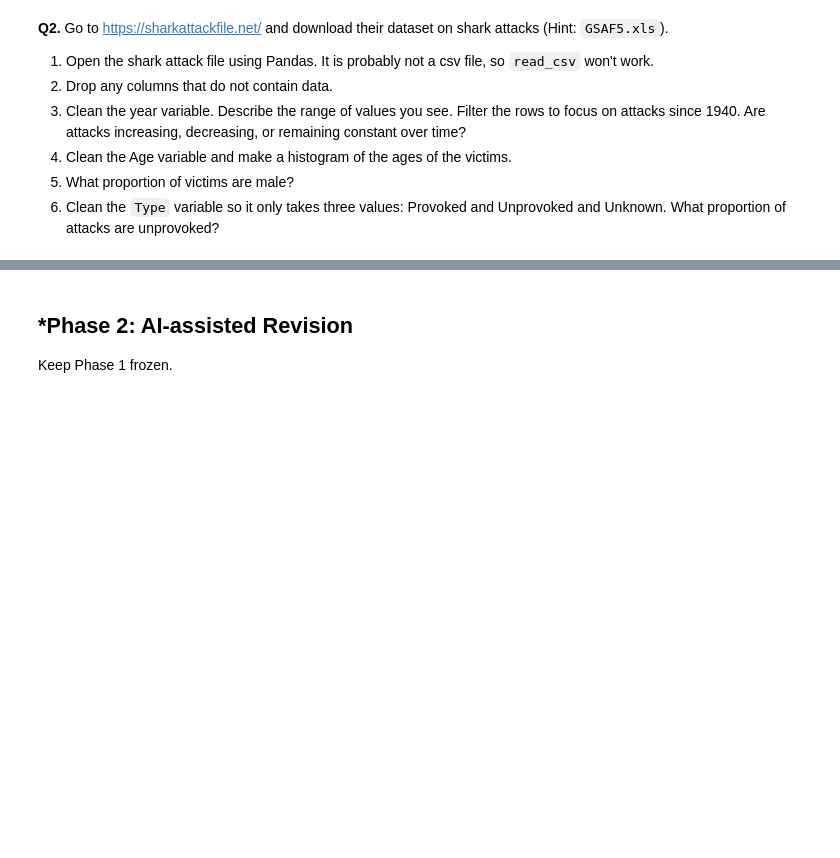
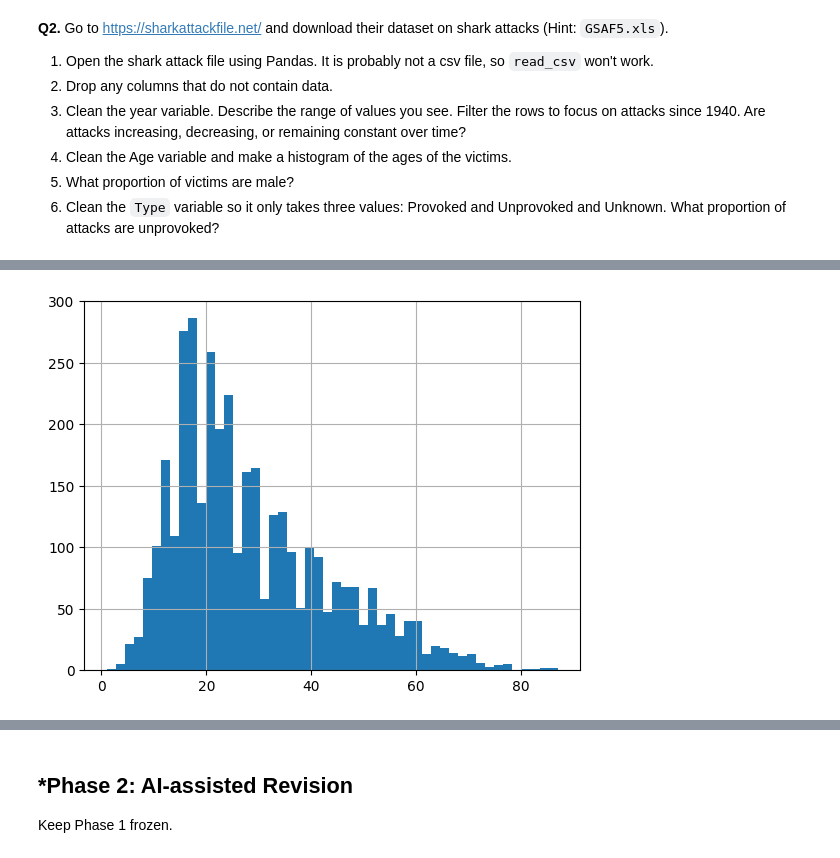
Before and after one commit to anayamgreen/A01-data-wrangling, a Jupyter notebook: A01.ipynb, the cells around one changed output, grey strips where cells are left out. Drawn from its saved outputs; the diff is of its cells as text; code cells hidden in the pictures; blank space fills up the shorter version.

```diff
--- a/A01.ipynb
+++ b/A01.ipynb
@@ -213,0 +197,89 @@ df.head()
+# %%
+import numpy as np
+import matplotlib.pyplot as plt
+import pandas as pd
+pd.set_option('display.max_rows',10000)
+
+# Read in the shark data
+
+url='https://sharkattackfile.net/GSAF5.xls' # reading in the shark attack file
+df = pd.read_excel(url) # assigning the data to a variable
+df.head() # looking at the first few rows of the variable
+
+#dropping any columns with all missing values and re-assigning it back to the variable
+df = df.drop(columns=['pdf', 'href','href formula','Case Number','Case Number.1','original order','Unnamed: 21','Unnamed: 22'])
+df.head()# checking the first few rows again
+
+#cleaning the year variable
+df = df[df['Year'] >= 1940.0] # anything after 1940
+
+#checking to see if there is any years before 1940 still there
+if (df["Year"] < 1940.0).any():
+  print("didn't work")
+else:
+  pass
+df['Year'].unique() # looking at all years that are reported amnd its
+df['Year'].dtype # looking at the datatype
+df['Year'] = pd.to_numeric(df['Year'], errors='coerce') # changing the data type to numeric
+df['Year'] = df['Year'].replace(20026.0, 2026.0)# making the outlier the correct year
+
+#print(df["Year"].value_counts().sort_index(), '\n') # checking the amount of each year is being reported and its trends, and sort them by year
+
+# Clean the age variable
+var = "Age" # assigning the age variable to a new variable name
+#print(df[var].unique(), '\n')
+#print(df[var].value_counts(), '\n')
+# remove the NaN
+
+df['age_nan'] = df[var].isnull() # making all the NaN data into one variable
+df[var].dropna() # drop the Na's from the Age variable
+#Making histogram
+df[var] = pd.to_numeric(df[var], errors='coerce') #change elements to numeric
+#print(df[var].value_counts(), '\n') # checking what elements are still present
+df[var].hist(bins=50) # creating the histogram \
+
+
+# looking at the gender
+df.head() # using .head() to see first few rows --> checking the col name and elements
+#print(df['Sex'].unique(),"Unique for `Sex`")
+#print(df["Sex"].value_counts(), 'Value count for `Sex`')
+
+
+#have to clean the variables in the sex column
+var2 = "Sex"
+df[var2] = df[var2].replace(" M","M")
+df[var2] = df[var2].replace("m","M")
+df[var2] = df[var2].replace("M ","M")
+df[var2] = df[var2].replace("M x 2","M")
+df[var2] = df[var2].replace("F ","F")
+df[var2] = df[var2].replace("lli", np.nan)
+df[var2] = df[var2].replace("?", np.nan)
+
+#checking the proportion of provoked
+total = 4362+725
+#print((4362/total)*100,"%")
+#print(df[var2].value_counts(), 'Value count for `Sex`')
+
+
+# Cleaning the type variable
+var3 = "Type"
+df[var3].value_counts()
+
+# Replacing each of the variables with an na that dont = the correct elements
+df[var3] = df[var3].replace("Watercraft", np.nan)
+df[var3] = df[var3].replace("Sea Disaster", np.nan)
+df[var3] = df[var3].replace("Questionable", np.nan)
+df[var3] = df[var3].replace("Boat", np.nan)
+df[var3] = df[var3].replace("unprovoked", np.nan)
+df[var3] = df[var3].replace("Unconfirmed", np.nan)
+df[var3] = df[var3].replace("?", np.nan)
+df[var3] = df[var3].replace("Unverified", np.nan)
+df[var3] = df[var3].replace("Under investigation", np.nan)
+df[var3] = df[var3].replace(" Provoked", np.nan)
+#print(df[var3].value_counts())# checking everything was replaced
+
+# checking the proportion of unprovoked
+total_count = 4127+521+402
+#print((4127/total_count)*100)
+# %% [output]
+[figure, added]
```
Also changed, not shown: parts of 3 cells of this notebook.
